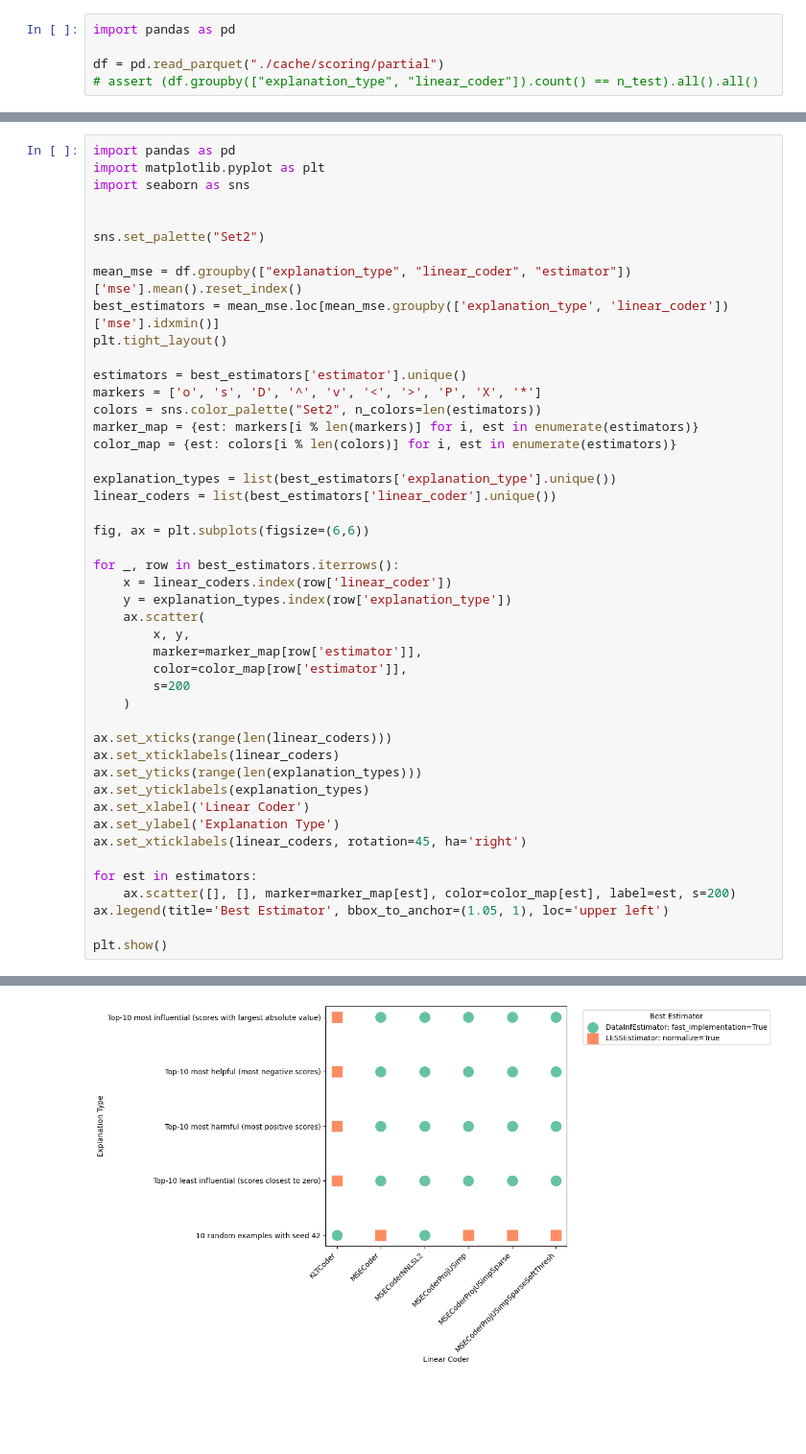
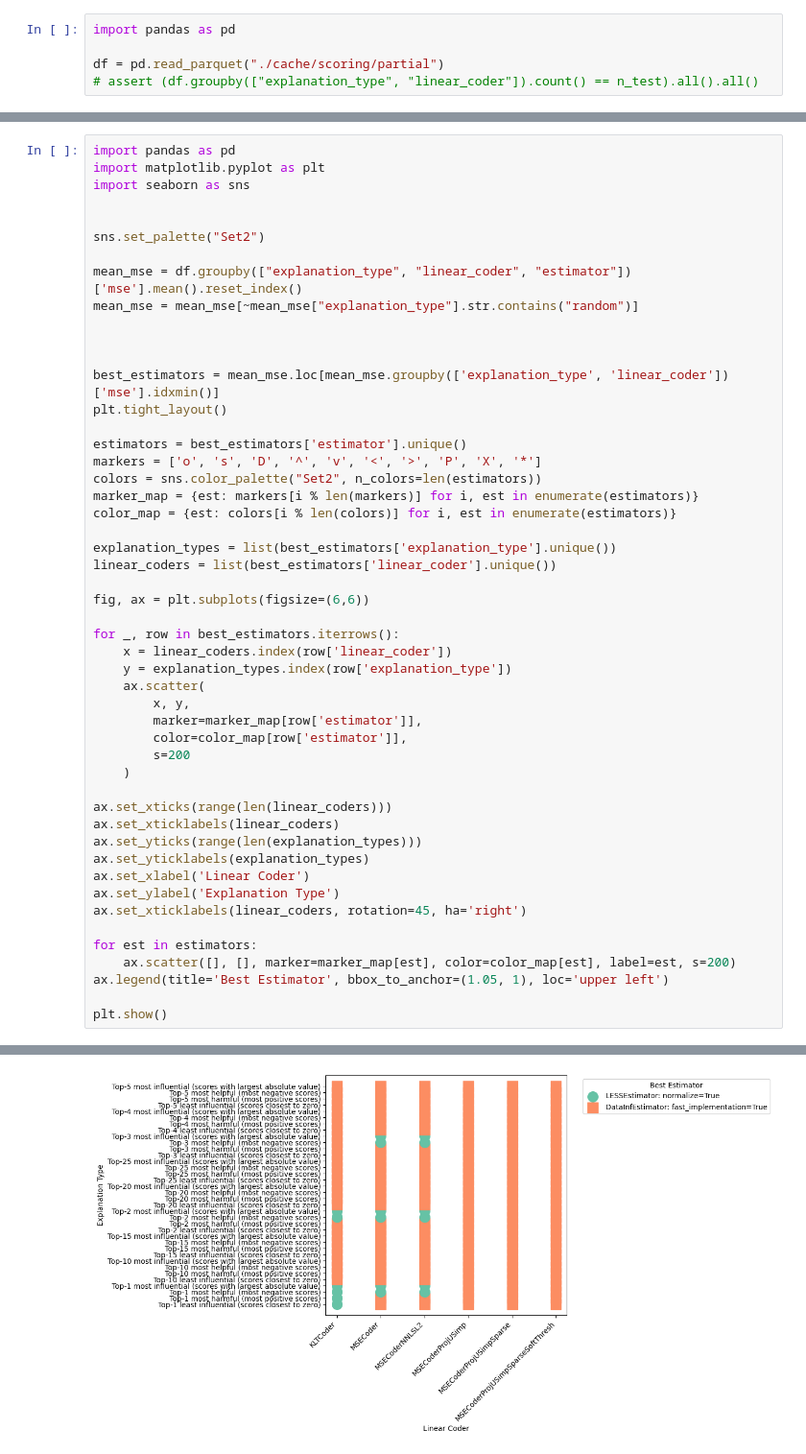
Before and after one commit to loris3/ceelm, a Jupyter notebook: run.ipynb, the cells around one changed output, grey strips where cells are left out. Shown at 96% size. Cells and saved outputs as stored; diff of their text form; blank space fills up the shorter version.

```diff
--- a/run.ipynb
+++ b/run.ipynb
@@ -125,6 +97,10 @@ import seaborn as sns
 sns.set_palette("Set2")
 
 mean_mse = df.groupby(["explanation_type", "linear_coder", "estimator"])['mse'].mean().reset_index()
+mean_mse = mean_mse[~mean_mse["explanation_type"].str.contains("random")]
+
+
+
 best_estimators = mean_mse.loc[mean_mse.groupby(['explanation_type', 'linear_coder'])['mse'].idxmin()]
 plt.tight_layout()
 
@@ -137,34 +113,34 @@ color_map = {est: colors[i % len(colors)] for i, est in enumerate(estimators)}
 explanation_types = list(best_estimators['explanation_type'].unique())
 linear_coders = list(best_estimators['linear_coder'].unique())
 
 fig, ax = plt.subplots(figsize=(6,6))
 
 for _, row in best_estimators.iterrows():
     x = linear_coders.index(row['linear_coder'])
     y = explanation_types.index(row['explanation_type'])
     ax.scatter(
         x, y,
         marker=marker_map[row['estimator']],
         color=color_map[row['estimator']],
         s=200
     )
 
 ax.set_xticks(range(len(linear_coders)))
 ax.set_xticklabels(linear_coders)
 ax.set_yticks(range(len(explanation_types)))
 ax.set_yticklabels(explanation_types)
 ax.set_xlabel('Linear Coder')
 ax.set_ylabel('Explanation Type')
 ax.set_xticklabels(linear_coders, rotation=45, ha='right')
 
 for est in estimators:
     ax.scatter([], [], marker=marker_map[est], color=color_map[est], label=est, s=200)
 ax.legend(title='Best Estimator', bbox_to_anchor=(1.05, 1), loc='upper left')
 
 plt.show()
 # %% [output]
 <Figure size 640x480 with 0 Axes>
-[figure, old version]
+[figure, new version]
 # %%
 df.groupby(["explanation_type", "linear_coder", "estimator"]).describe()[('mse', 'mean')].sort_values()
 # %% [output]
```
Also changed, not shown: parts of 6 cells of this notebook, 12 other files.
